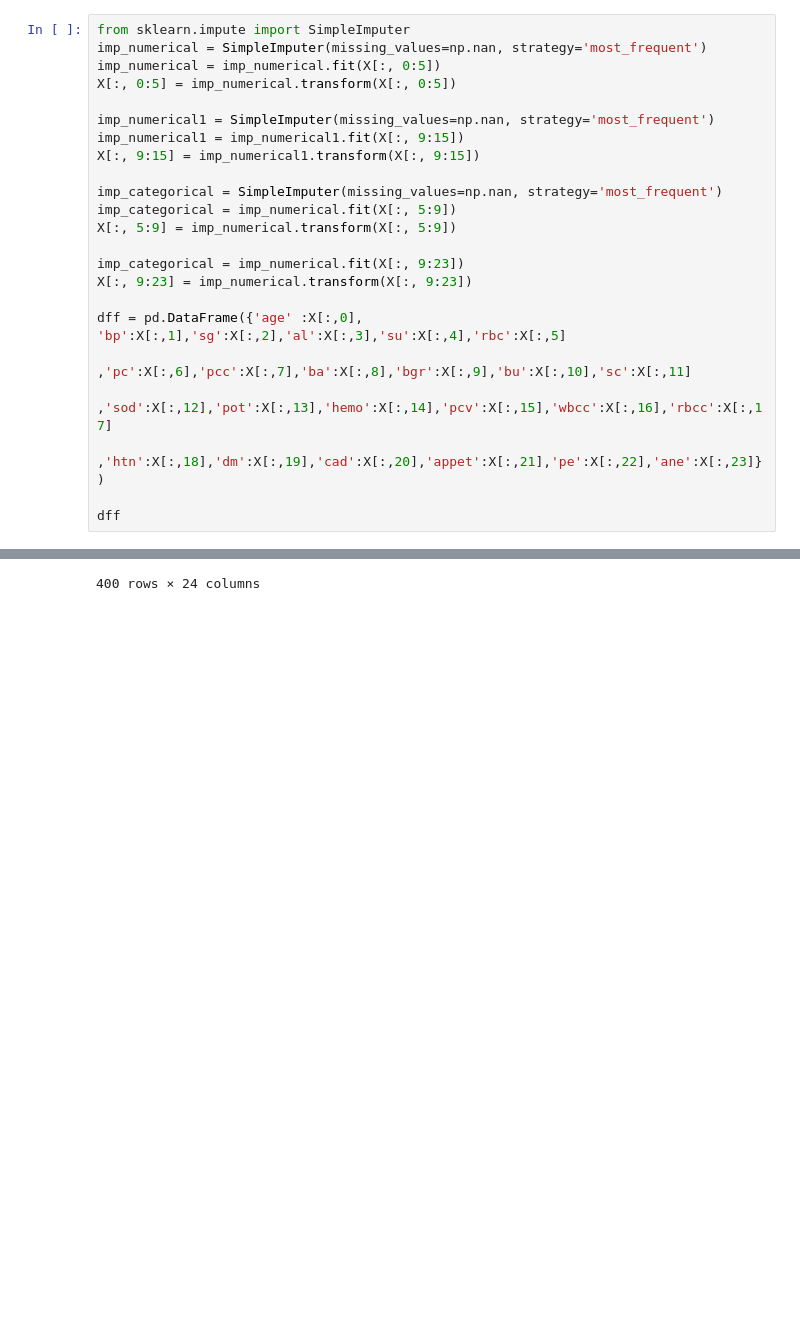
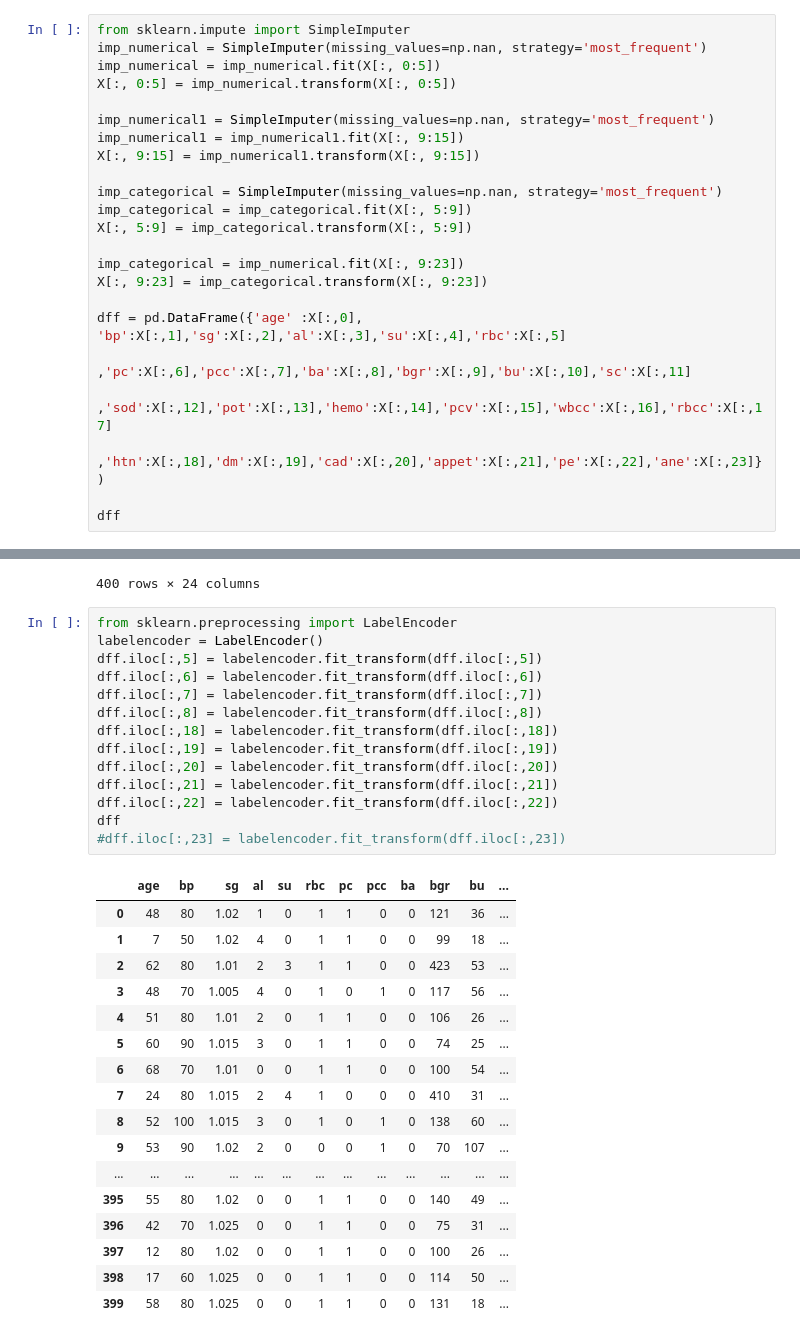
Before and after one commit to moneyrana15/ChronicKidneyDisease, a Jupyter notebook: KidneyChronic_v1.ipynb, the cells around one changed output, grey strips where cells are left out. Cells and saved outputs as stored; diff of their text form; blank space fills up the shorter version.

```diff
--- a/KidneyChronic_v1.ipynb
+++ b/KidneyChronic_v1.ipynb
@@ -71,11 +71,11 @@ imp_numerical1 = imp_numerical1.fit(X[:, 9:15])
 X[:, 9:15] = imp_numerical1.transform(X[:, 9:15])
 
 imp_categorical = SimpleImputer(missing_values=np.nan, strategy='most_frequent')
-imp_categorical = imp_numerical.fit(X[:, 5:9])
-X[:, 5:9] = imp_numerical.transform(X[:, 5:9])
+imp_categorical = imp_categorical.fit(X[:, 5:9])
+X[:, 5:9] = imp_categorical.transform(X[:, 5:9])
 
 imp_categorical = imp_numerical.fit(X[:, 9:23])
-X[:, 9:23] = imp_numerical.transform(X[:, 9:23])
+X[:, 9:23] = imp_categorical.transform(X[:, 9:23])
 
 dff = pd.DataFrame({'age' :X[:,0], 'bp':X[:,1],'sg':X[:,2],'al':X[:,3],'su':X[:,4],'rbc':X[:,5]
                     ,'pc':X[:,6],'pcc':X[:,7],'ba':X[:,8],'bgr':X[:,9],'bu':X[:,10],'sc':X[:,11]
@@ -102,3 +102,35 @@ dff
 | 398 | 17 | 60 | 1.025 | 0 | 0 | normal | normal | notpresent | notpresent | 114 | 50 | ... |
 | 399 | 58 | 80 | 1.025 | 0 | 0 | normal | normal | notpresent | notpresent | 131 | 18 | ... |
 400 rows × 24 columns
+# %%
+from sklearn.preprocessing import LabelEncoder
+labelencoder = LabelEncoder()
+dff.iloc[:,5] = labelencoder.fit_transform(dff.iloc[:,5])
+dff.iloc[:,6] = labelencoder.fit_transform(dff.iloc[:,6])
+dff.iloc[:,7] = labelencoder.fit_transform(dff.iloc[:,7])
+dff.iloc[:,8] = labelencoder.fit_transform(dff.iloc[:,8])
+dff.iloc[:,18] = labelencoder.fit_transform(dff.iloc[:,18])
+dff.iloc[:,19] = labelencoder.fit_transform(dff.iloc[:,19])
+dff.iloc[:,20] = labelencoder.fit_transform(dff.iloc[:,20])
+dff.iloc[:,21] = labelencoder.fit_transform(dff.iloc[:,21])
+dff.iloc[:,22] = labelencoder.fit_transform(dff.iloc[:,22])
+dff
+#dff.iloc[:,23] = labelencoder.fit_transform(dff.iloc[:,23])
+# %% [output]
+|  | age | bp | sg | al | su | rbc | pc | pcc | ba | bgr | bu | ... |
+| 0 | 48 | 80 | 1.02 | 1 | 0 | 1 | 1 | 0 | 0 | 121 | 36 | ... |
+| 1 | 7 | 50 | 1.02 | 4 | 0 | 1 | 1 | 0 | 0 | 99 | 18 | ... |
+| 2 | 62 | 80 | 1.01 | 2 | 3 | 1 | 1 | 0 | 0 | 423 | 53 | ... |
+| 3 | 48 | 70 | 1.005 | 4 | 0 | 1 | 0 | 1 | 0 | 117 | 56 | ... |
+| 4 | 51 | 80 | 1.01 | 2 | 0 | 1 | 1 | 0 | 0 | 106 | 26 | ... |
+| 5 | 60 | 90 | 1.015 | 3 | 0 | 1 | 1 | 0 | 0 | 74 | 25 | ... |
+| 6 | 68 | 70 | 1.01 | 0 | 0 | 1 | 1 | 0 | 0 | 100 | 54 | ... |
+| 7 | 24 | 80 | 1.015 | 2 | 4 | 1 | 0 | 0 | 0 | 410 | 31 | ... |
+| 8 | 52 | 100 | 1.015 | 3 | 0 | 1 | 0 | 1 | 0 | 138 | 60 | ... |
+| 9 | 53 | 90 | 1.02 | 2 | 0 | 0 | 0 | 1 | 0 | 70 | 107 | ... |
+| ... | ... | ... | ... | ... | ... | ... | ... | ... | ... | ... | ... | ... |
+| 395 | 55 | 80 | 1.02 | 0 | 0 | 1 | 1 | 0 | 0 | 140 | 49 | ... |
+| 396 | 42 | 70 | 1.025 | 0 | 0 | 1 | 1 | 0 | 0 | 75 | 31 | ... |
+| 397 | 12 | 80 | 1.02 | 0 | 0 | 1 | 1 | 0 | 0 | 100 | 26 | ... |
+| 398 | 17 | 60 | 1.025 | 0 | 0 | 1 | 1 | 0 | 0 | 114 | 50 | ... |
+| 399 | 58 | 80 | 1.025 | 0 | 0 | 1 | 1 | 0 | 0 | 131 | 18 | ... |
```
Also changed, not shown: parts of 1 cell of this notebook.
